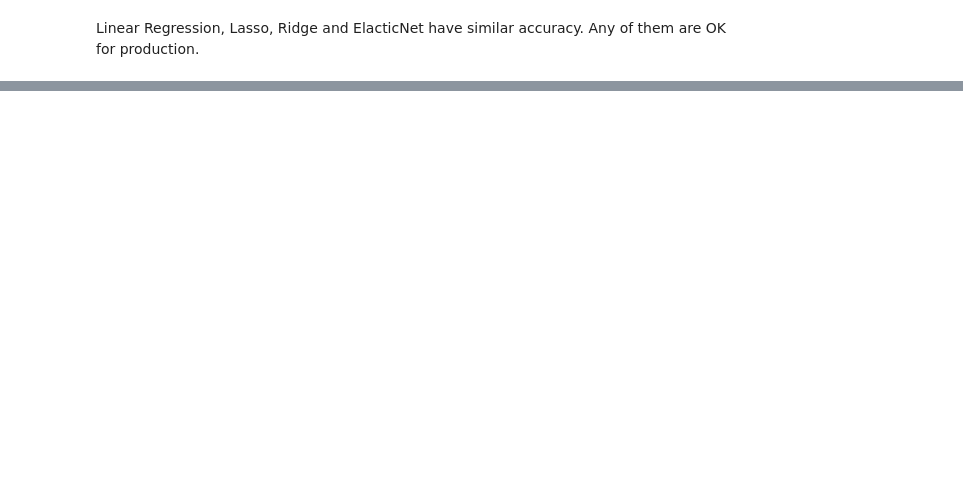
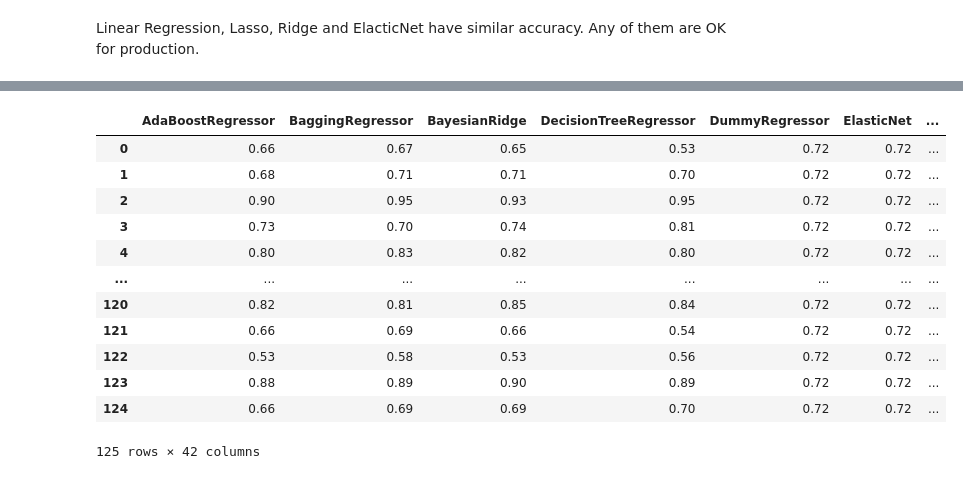
Before and after one commit to bridgecrew-perf7/ML_with_Deployment, a Jupyter notebook: regressionProject/regressionModel.ipynb, the cells around one changed output, grey strips where cells are left out. Cells and saved outputs as stored; diff of their text form; code cells hidden in the pictures; blank space fills up the shorter version.

```diff
--- a/regressionProject/regressionModel.ipynb
+++ b/regressionProject/regressionModel.ipynb
@@ -566,9 +640,10 @@ There is overfitting, the model is very well trained but not that well generaliz
 # %%
-# Hyperparameter tunning done in Google Colab to save computing time
-{'criterion': 'mse',
- 'max_depth': 10,
- 'max_features': 'log2',
- 'min_samples_leaf': 1,
- 'min_samples_split': 8,
- 'n_estimators': 90}
+rand_for = RandomForestRegressor(criterion='mse',
+                                 max_depth=7,
+                                 max_features = 'log2',
+                                 min_samples_leaf=1,
+                                 min_samples_split=9,
+                                 n_estimators=90,
+                                 random_state=1)
+rand_for.fit(X_train, y_train)
 # %% [output]
@@ -723,0 +839,5 @@ with open('standardScalar.sav', 'wb') as f:
+# %%
+from lazypredict.Supervised import LazyRegressor
+
+reg = LazyRegressor(predictions=True)
+models, predictions = reg.fit(X_train, X_test, y_train, y_test)
@@ -723,0 +865,16 @@ with open('standardScalar.sav', 'wb') as f:
+# %%
+predictions
+# %% [output]
+|  | AdaBoostRegressor | BaggingRegressor | BayesianRidge | DecisionTreeRegressor | DummyRegressor | ElasticNet | ... |
+| 0 | 0.66 | 0.67 | 0.65 | 0.53 | 0.72 | 0.72 | ... |
+| 1 | 0.68 | 0.71 | 0.71 | 0.70 | 0.72 | 0.72 | ... |
+| 2 | 0.90 | 0.95 | 0.93 | 0.95 | 0.72 | 0.72 | ... |
+| 3 | 0.73 | 0.70 | 0.74 | 0.81 | 0.72 | 0.72 | ... |
+| 4 | 0.80 | 0.83 | 0.82 | 0.80 | 0.72 | 0.72 | ... |
+| ... | ... | ... | ... | ... | ... | ... | ... |
+| 120 | 0.82 | 0.81 | 0.85 | 0.84 | 0.72 | 0.72 | ... |
+| 121 | 0.66 | 0.69 | 0.66 | 0.54 | 0.72 | 0.72 | ... |
+| 122 | 0.53 | 0.58 | 0.53 | 0.56 | 0.72 | 0.72 | ... |
+| 123 | 0.88 | 0.89 | 0.90 | 0.89 | 0.72 | 0.72 | ... |
+| 124 | 0.66 | 0.69 | 0.69 | 0.70 | 0.72 | 0.72 | ... |
+125 rows × 42 columns
```
Also changed, not shown: parts of 72 cells of this notebook.
